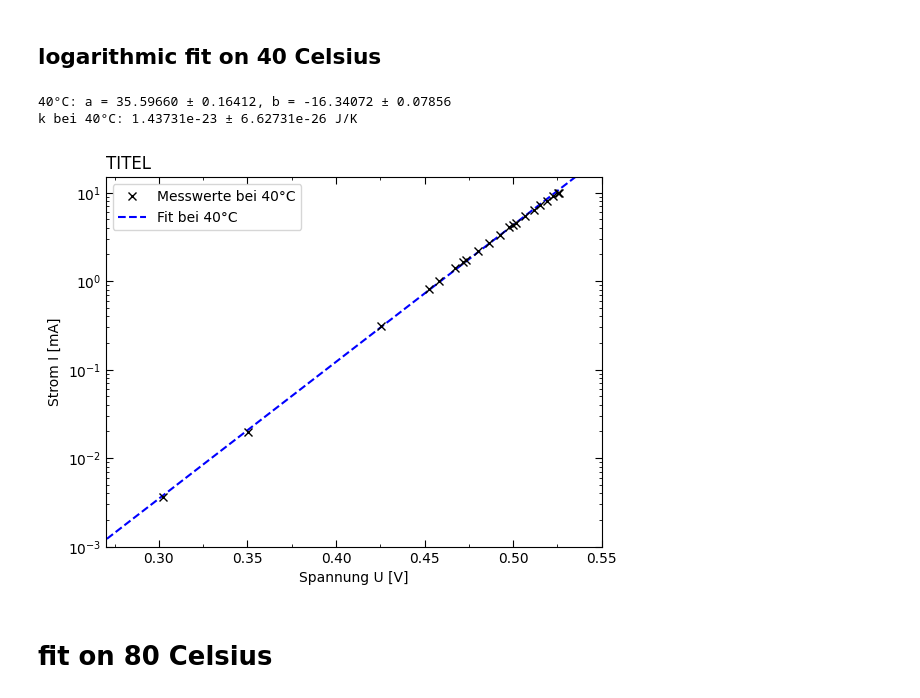
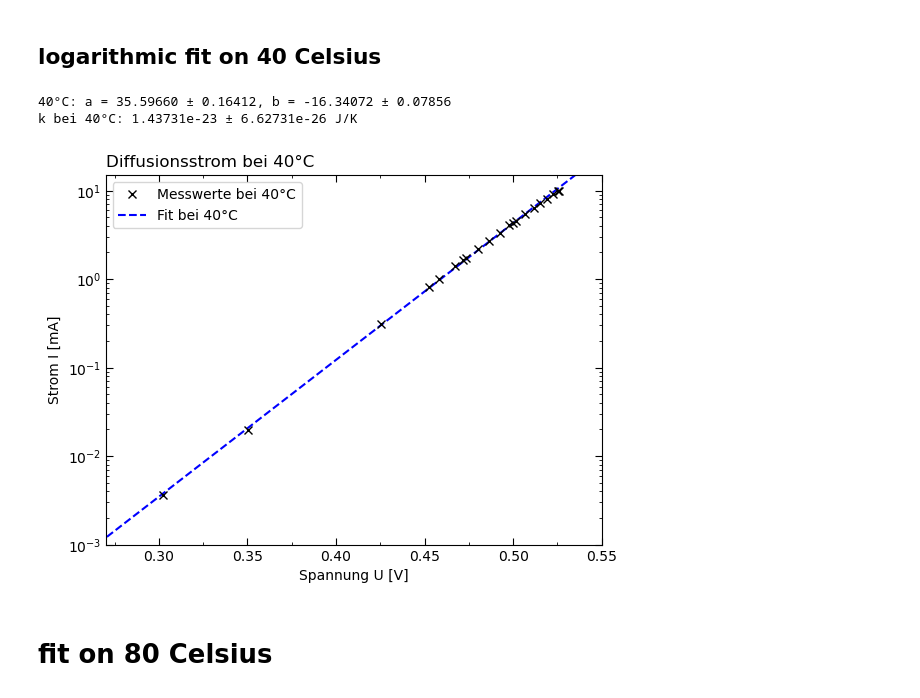
Before and after one commit to Bonsai-Tr33/C-Praktikum, a Jupyter notebook: 45/Evaluation/2.2.ipynb, the cells around one changed output. Drawn from its saved outputs; the diff is of its cells as text; code cells hidden in the pictures.

```diff
--- a/45/Evaluation/2.2.ipynb
+++ b/45/Evaluation/2.2.ipynb
@@ -78,35 +78,35 @@ lim40 = 0.3
 
 mask40 = U40[:,0] >= lim40
 
 params40, cov40 = opt.curve_fit(lin, U40[mask40,0], np.log(I40[mask40,0]))
 print("40°C: a = %.5f ± %.5f, b = %.5f ± %.5f" % (params40[0], np.sqrt(cov40[0,0]), params40[1], np.sqrt(cov40[1,1])))
 
 k40 = k(params40[0], 313.15, Da = np.sqrt(cov40[0,0]), DT = 0.02)
 print(f'k bei 40°C: {k40[0]:.5e} ± {k40[1]:.5e} J/K')
 
 plt.plot(U40[mask40,0], I40[mask40,0], 'x', color='black', label='Messwerte bei 40°C', zorder=3)
 plt.plot(np.linspace(0,1,100), np.exp(lin(np.linspace(0,1,100), *params40)), linestyle='--',color='blue', label='Fit bei 40°C', zorder=2)
 plt.yscale('log')
 
 plt.xlabel('Spannung U [V]')
 plt.ylabel('Strom I [mA]')
-plt.title('TITEL', loc='left')
+plt.title('Diffusionsstrom bei 40°C', loc='left')
 
 plt.gca().xaxis.set_minor_locator(AutoMinorLocator(2))
 plt.xticks(np.arange(0, 0.7, 0.05))
 plt.tick_params(axis='both', which='minor', direction='in', right=True, top=True)
 plt.tick_params(axis='both', which='major', direction='in', right=True, top=True, length=5)
 
 plt.ylim(1e-3, 1.5e1)
 plt.xlim(0.27, 0.55)
 plt.legend()
 
 plt.savefig(img_path / 'Boltz40.png')
 plt.show()
 # %% [output]
 40°C: a = 35.59660 ± 0.16412, b = -16.34072 ± 0.07856
 k bei 40°C: 1.43731e-23 ± 6.62731e-26 J/K
-[figure, old version]
+[figure, new version]
 # %% [markdown]
 # fit on 80 Celsius
 # %%
```
Also changed, not shown: 7 other files.
